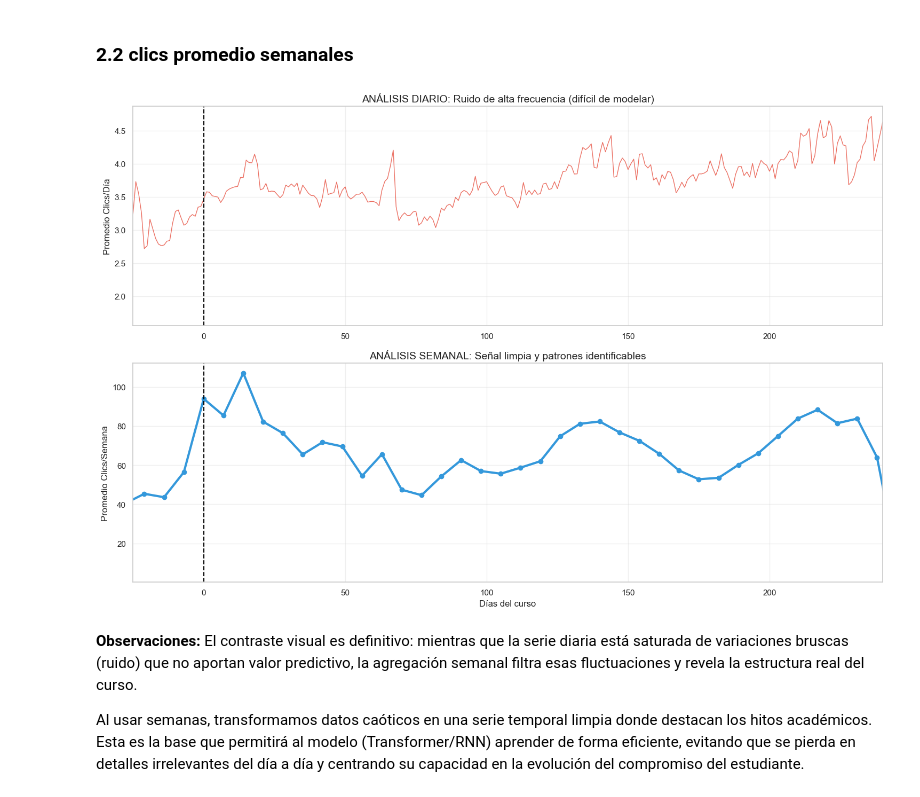
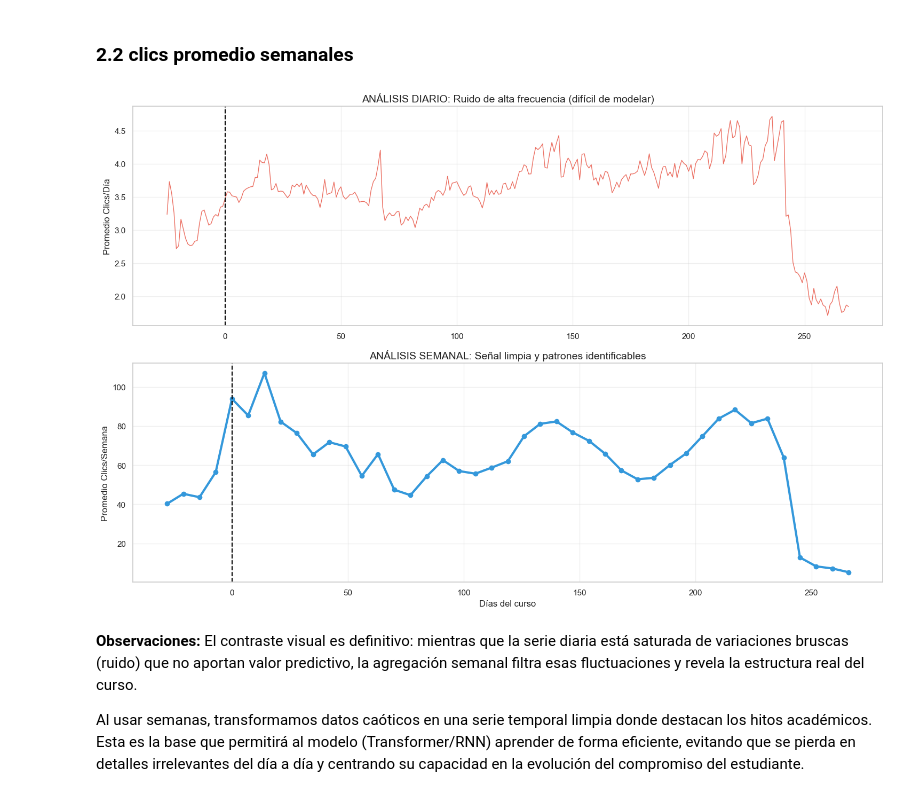
Before and after one commit to MichaeLaudrup/Artificial_Intelligence_Msc, a Jupyter notebook: TFM_education_ai_analytics/notebooks/data_exploration.ipynb, the cells around one changed output. Drawn from its saved outputs; the diff is of its cells as text; code cells hidden in the pictures.

```diff
--- a/TFM_education_ai_analytics/notebooks/data_exploration.ipynb
+++ b/TFM_education_ai_analytics/notebooks/data_exploration.ipynb
@@ -237,36 +237,34 @@ plt.show()
 # Actividad Diaria
 daily_avg = df_interactions.groupby('date')['sum_click'].mean().reset_index()
 
 # Actividad Semanal (Agrupamos primero por estudiante/semana y luego promediamos)
 df_interactions['week'] = df_interactions['date'] // 7
 weekly_avg = df_interactions.groupby(['id_student', 'week'])['sum_click'].sum().reset_index()
 weekly_trend = weekly_avg.groupby('week')['sum_click'].mean().reset_index()
 
 # 2. Configuración de la comparativa
 fig, (ax1, ax2) = plt.subplots(2, 1, figsize=(15, 10), sharex=False)
 
 # Gráfica Superior: Ruido Diario
 ax1.plot(daily_avg['date'], daily_avg['sum_click'], color='#e74c3c', linewidth=1, alpha=0.8)
-ax1.set_xlim(-25, 240)
 ax1.axvline(x=0, color='black', linestyle='--')
 ax1.set_title('ANÁLISIS DIARIO: Ruido de alta frecuencia (difícil de modelar)', fontsize=14)
 ax1.set_ylabel('Promedio Clics/Día')
 ax1.grid(True, alpha=0.3)
 
 # Gráfica Inferior: Señal Semanal
 # Multiplicamos X por 7 para mantener la misma escala temporal que los días
 ax2.plot(weekly_trend['week'] * 7, weekly_trend['sum_click'], color='#3498db', linewidth=3, marker='o')
-ax2.set_xlim(-25, 240)
 ax2.axvline(x=0, color='black', linestyle='--')
 ax2.set_title('ANÁLISIS SEMANAL: Señal limpia y patrones identificables', fontsize=14)
 ax2.set_ylabel('Promedio Clics/Semana')
 ax2.set_xlabel('Días del curso')
 ax2.grid(True, alpha=0.3)
 
 plt.tight_layout()
 plt.show()
 # %% [output]
-[figure, old version]
+[figure, new version]
 # %% [markdown]
 **Observaciones:** El contraste visual es definitivo: mientras que la serie diaria está saturada de variaciones bruscas (ruido) que no aportan valor predictivo, la agregación semanal filtra esas fluctuaciones y revela la estructura real del curso.
 
```
Also changed, not shown: parts of 9 cells of this notebook, 2 other files.
